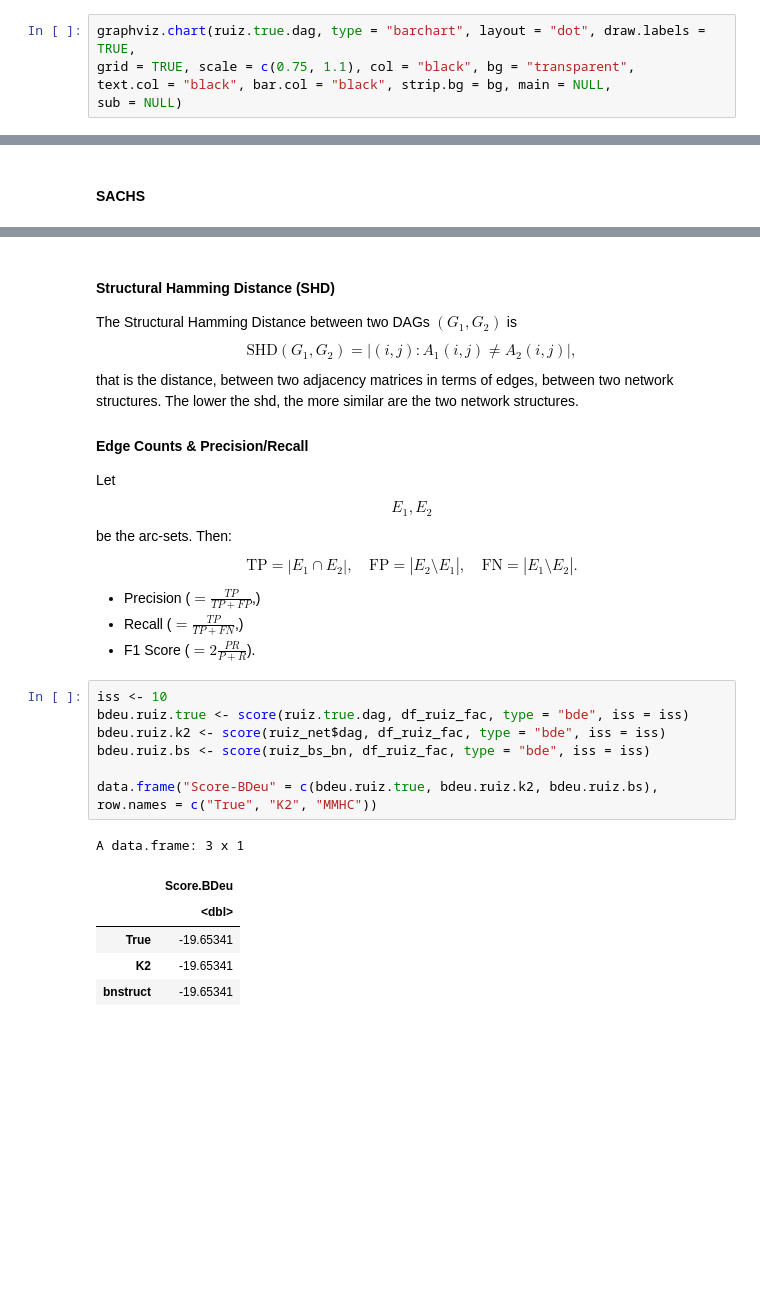
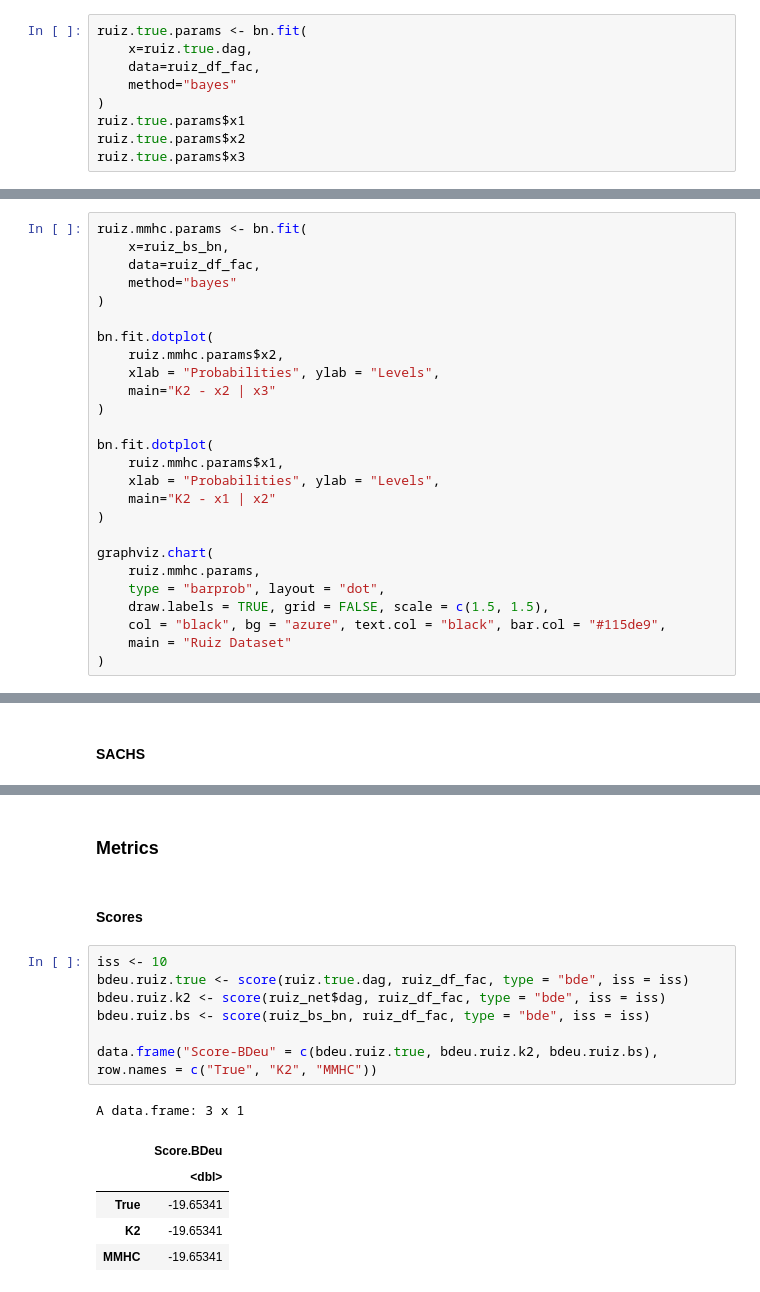
Before and after one commit to filippobezzi/bayesian_networks, a Jupyter notebook: part3_comparison.ipynb, the cells around one changed output, grey strips where cells are left out. Drawn from its saved outputs; the diff is of its cells as text; blank space fills up the shorter version.

Commit message:
BN structure comparison

```diff
--- a/part3_comparison.ipynb
+++ b/part3_comparison.ipynb
@@ -125,7 +187,11 @@ child.true.dag.aligned <- align_node_names(
 # %% [markdown]
 ### Charts
 # %%
-graphviz.chart(ruiz.true.dag, type = "barchart", layout = "dot", draw.labels = TRUE,
-grid = TRUE, scale = c(0.75, 1.1), col = "black", bg = "transparent",
-text.col = "black", bar.col = "black", strip.bg = bg, main = NULL,
-sub = NULL)
+ruiz.true.params <- bn.fit(
+    x=ruiz.true.dag,
+    data=ruiz_df_fac,
+    method="bayes"
+)
+ruiz.true.params$x1
+ruiz.true.params$x2
+ruiz.true.params$x3
@@ -131,0 +289,26 @@ sub = NULL)
+# %%
+ruiz.mmhc.params <- bn.fit(
+    x=ruiz_bs_bn,
+    data=ruiz_df_fac,
+    method="bayes"
+)
+
+bn.fit.dotplot(
+    ruiz.mmhc.params$x2,
+    xlab = "Probabilities", ylab = "Levels",
+    main="K2 - x2 | x3"
+)
+
+bn.fit.dotplot(
+    ruiz.mmhc.params$x1,
+    xlab = "Probabilities", ylab = "Levels",
+    main="K2 - x1 | x2"
+)
+
+graphviz.chart(
+    ruiz.mmhc.params,
+    type = "barprob", layout = "dot",
+    draw.labels = TRUE, grid = FALSE, scale = c(1.5, 1.5),
+    col = "black", bg = "azure", text.col = "black", bar.col = "#115de9",
+    main = "Ruiz Dataset"
+)
@@ -188,37 +407,18 @@ graphviz.compare(sachs.true.dag, sachs_bs_bn, layout="dot", shape="circle", main
-# %% [markdown]
-#### Structural Hamming Distance (SHD)
-The Structural Hamming Distance between two DAGs $(G_1,G_2)$ is
-$$
-\mathrm{SHD}(G_1,G_2)=\bigl|{(i,j):A_1(i,j)\neq A_2(i,j)}\bigr|,
-$$
-that is the distance, between two adjacency matrices in terms of edges, between two network structures. The lower the shd, the more similar are the two network structures.
-
-#### Edge Counts & Precision/Recall
-
-Let
-$$
-E_1,E_2
-$$
-be the arc‐sets.  Then:
-$$
-\text{TP} = |E_1\cap E_2|,\quad
-\text{FP} = |E_2\setminus E_1|,\quad
-\text{FN} = |E_1\setminus E_2|.
-$$
-+ Precision ($= \tfrac{TP}{TP+FP}$,)
-+ Recall ($= \tfrac{TP}{TP+FN}$,)
-+ F1 Score ($=2\frac{PR}{P+R}$).
+# %% [markdown]
+### Metrics
+# %% [markdown]
+#### Scores
 # %%
 iss <- 10
-bdeu.ruiz.true <- score(ruiz.true.dag, df_ruiz_fac, type = "bde", iss = iss)
-bdeu.ruiz.k2 <- score(ruiz_net$dag, df_ruiz_fac, type = "bde", iss = iss)
-bdeu.ruiz.bs <- score(ruiz_bs_bn, df_ruiz_fac, type = "bde", iss = iss)
+bdeu.ruiz.true <- score(ruiz.true.dag, ruiz_df_fac, type = "bde", iss = iss)
+bdeu.ruiz.k2 <- score(ruiz_net$dag, ruiz_df_fac, type = "bde", iss = iss)
+bdeu.ruiz.bs <- score(ruiz_bs_bn, ruiz_df_fac, type = "bde", iss = iss)
 
 data.frame("Score-BDeu" = c(bdeu.ruiz.true, bdeu.ruiz.k2, bdeu.ruiz.bs), row.names = c("True", "K2", "MMHC"))
 # %% [output]
 A data.frame: 3 x 1
 |  | Score.BDeu |
 |  | <dbl> |
 | True | -19.65341 |
 | K2 | -19.65341 |
-| bnstruct | -19.65341 |
+| MMHC | -19.65341 |
```
Also changed, not shown: parts of 26 cells of this notebook, 2 other files.
